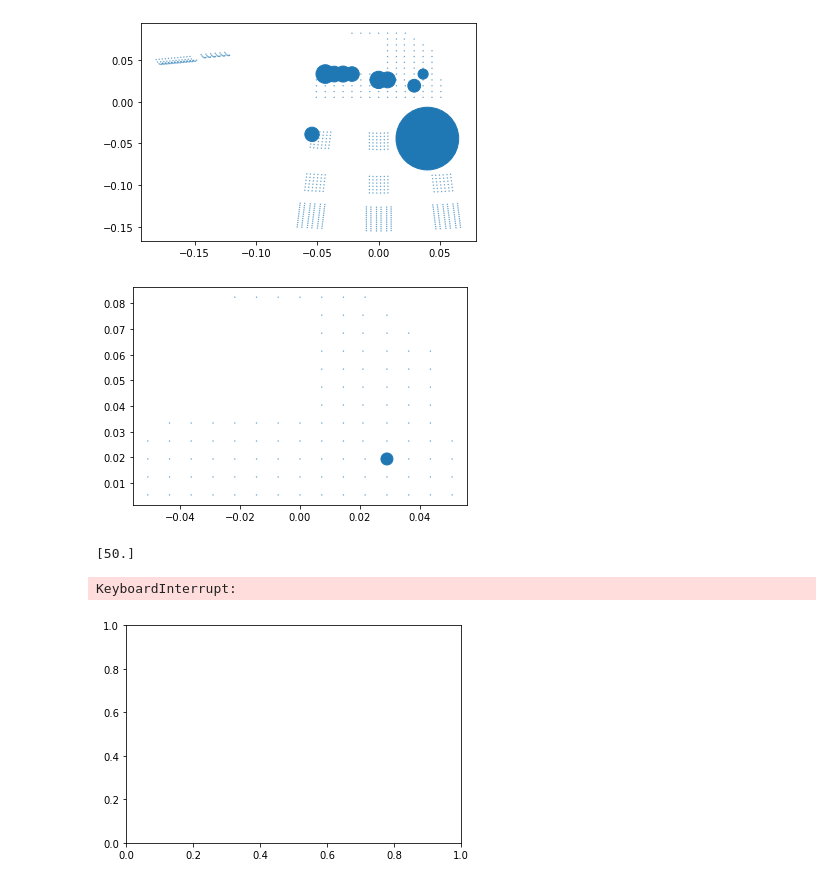
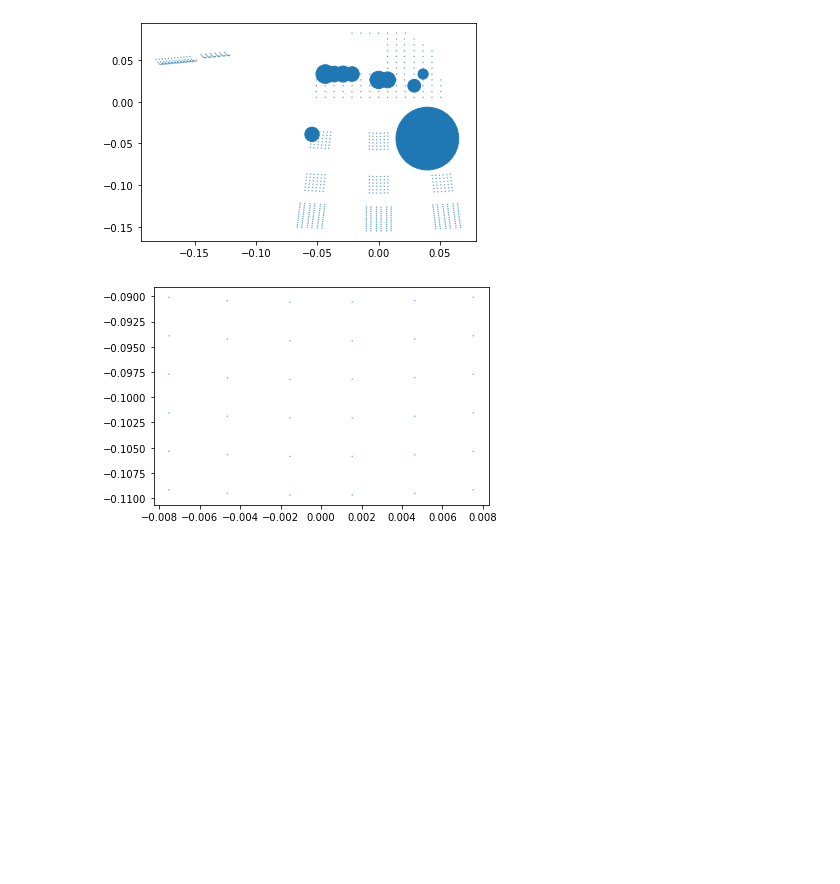
Before and after one commit to yanglh14/TacManipulation, a Jupyter notebook: isaacgymenvs/scripts/tactile_visua.ipynb, the cells around one changed output. Drawn from its saved outputs; the diff is of its cells as text; code cells hidden in the pictures; blank space fills up the shorter version.

```diff
--- a/isaacgymenvs/scripts/tactile_visua.ipynb
+++ b/isaacgymenvs/scripts/tactile_visua.ipynb
@@ -71,9 +71,7 @@ class tactile_show():
 
         self.tac_buf = np.zeros(653)
         self.tac = np.zeros(653)
-        data = np.load('../real_controller.npy', allow_pickle=True)
-        data = data.item()
-        tactile_pos = np.array(data['tactile_pos_log'])[0]
+        tactile_pos = np.load('./tac_pos.npy', allow_pickle=True)
         self.x = tactile_pos[:,0]
         self.y = tactile_pos[:,1]
 
@@ -115,7 +113,6 @@ class tactile_show():
 
         tac = self.tac_buf - self.tac_init
         tac[tac < self.cal_table[:, 1]] = 0
-#         tac[tac > self.cal_table[:, 2]] = self.cal_table[tac > self.cal_table[:, 2], 2]
         tac *= self.cal_table[:, 0]
         self.tac_buf_ = tac
 
@@ -148,19 +145,16 @@ class tactile_show():
         self.tac[113+432+72:113+432+108] = self.tac_buf_[113+432+72:113+432+108].reshape(6,6).transpose().reshape(36)
 
 
-        plt.scatter(self.x[index1:index2], self.y[index1:index2],s=(self.tac[index1:index2]) * 1000+0.1)
+        plt.scatter(self.x[index1:index2], self.y[index1:index2],s=(self.tac[index1:index2]) * 500+0.1)
         display.clear_output(wait=True)
         plt.pause(0.00000001)
 
-        print((self.tac_buf - self.tac_init)[tac>0])
+#         print((self.tac_buf - self.tac_init)[tac>0])
 # %%
 tactile = tactile_show()
 
-for i in range(1000):
-    tactile.visualize(0,113)
+for i in range(100):
+    tactile.visualize(113+144+72,113+144+72+36)
     time.sleep(0.1)
 # %% [output]
-[figure, old version]
+[figure, new version]
-[50.]
-KeyboardInterrupt:
-[figure, removed]
```
Also changed, not shown: parts of 1 cell of this notebook, 14 other files.
